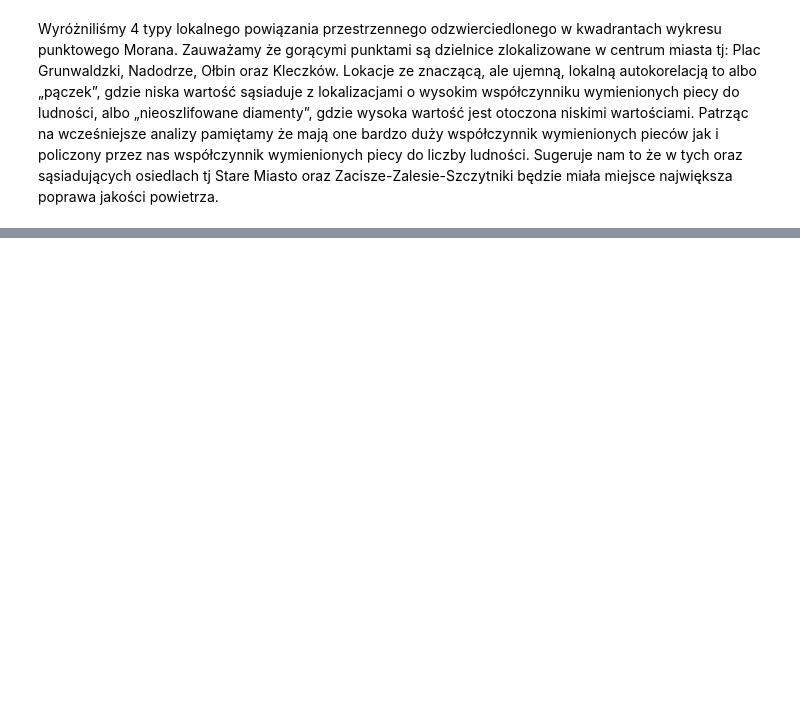
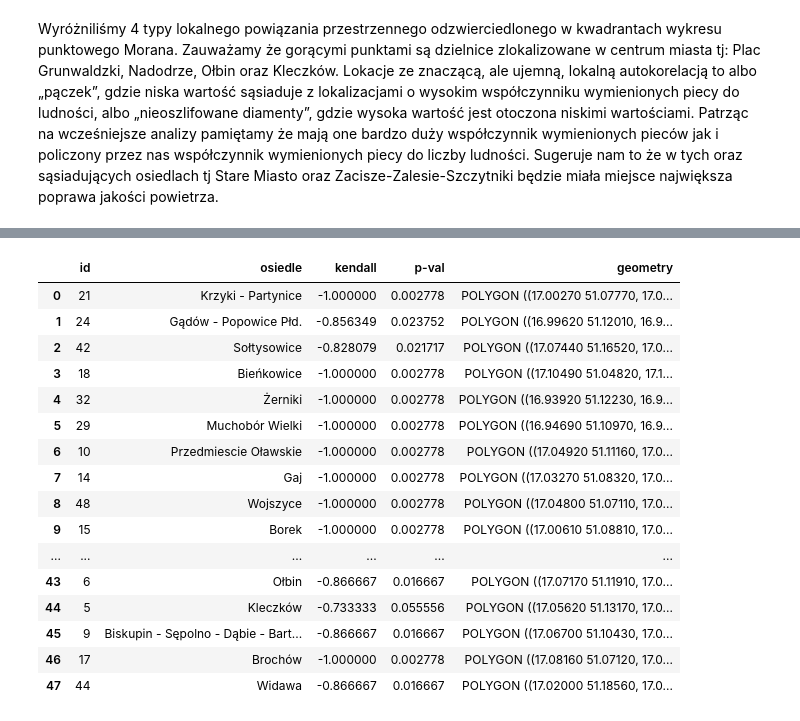
Before and after one commit to prokotg/airpolution_wust, a Jupyter notebook: spatial_corelation/furnace_factor_autocorelation.ipynb, the cells around one changed output, grey strips where cells are left out. Drawn from its saved outputs; the diff is of its cells as text; code cells hidden in the pictures; blank space fills up the shorter version.

```diff
--- a/spatial_corelation/furnace_factor_autocorelation.ipynb
+++ b/spatial_corelation/furnace_factor_autocorelation.ipynb
@@ -444,0 +464,20 @@ df[df['labels']=='4 diamond']
+# %%
+gdf
+# %% [output]
+|  | id | osiedle | kendall | p-val | geometry |
+| 0 | 21 | Krzyki - Partynice | -1.000000 | 0.002778 | POLYGON ((17.00270 51.07770, 17.0... |
+| 1 | 24 | Gądów - Popowice Płd. | -0.856349 | 0.023752 | POLYGON ((16.99620 51.12010, 16.9... |
+| 2 | 42 | Sołtysowice | -0.828079 | 0.021717 | POLYGON ((17.07440 51.16520, 17.0... |
+| 3 | 18 | Bieńkowice | -1.000000 | 0.002778 | POLYGON ((17.10490 51.04820, 17.1... |
+| 4 | 32 | Żerniki | -1.000000 | 0.002778 | POLYGON ((16.93920 51.12230, 16.9... |
+| 5 | 29 | Muchobór Wielki | -1.000000 | 0.002778 | POLYGON ((16.94690 51.10970, 16.9... |
+| 6 | 10 | Przedmiescie Oławskie | -1.000000 | 0.002778 | POLYGON ((17.04920 51.11160, 17.0... |
+| 7 | 14 | Gaj | -1.000000 | 0.002778 | POLYGON ((17.03270 51.08320, 17.0... |
+| 8 | 48 | Wojszyce | -1.000000 | 0.002778 | POLYGON ((17.04800 51.07110, 17.0... |
+| 9 | 15 | Borek | -1.000000 | 0.002778 | POLYGON ((17.00610 51.08810, 17.0... |
+| ... | ... | ... | ... | ... | ... |
+| 43 | 6 | Ołbin | -0.866667 | 0.016667 | POLYGON ((17.07170 51.11910, 17.0... |
+| 44 | 5 | Kleczków | -0.733333 | 0.055556 | POLYGON ((17.05620 51.13170, 17.0... |
+| 45 | 9 | Biskupin - Sępolno - Dąbie - Bart... | -0.866667 | 0.016667 | POLYGON ((17.06700 51.10430, 17.0... |
+| 46 | 17 | Brochów | -1.000000 | 0.002778 | POLYGON ((17.08160 51.07120, 17.0... |
+| 47 | 44 | Widawa | -0.866667 | 0.016667 | POLYGON ((17.02000 51.18560, 17.0... |
```
Also changed, not shown: parts of 11 cells of this notebook.
